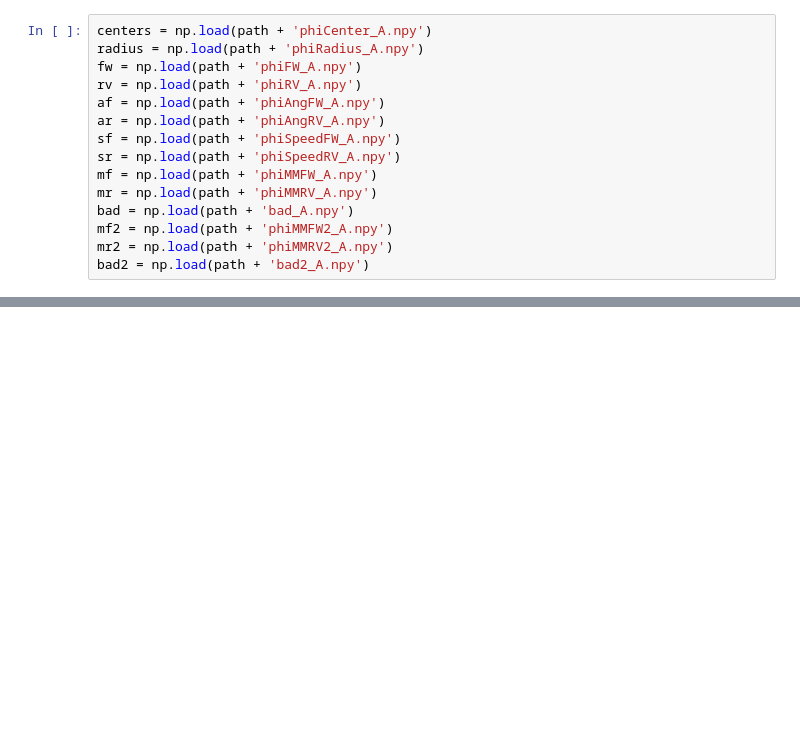
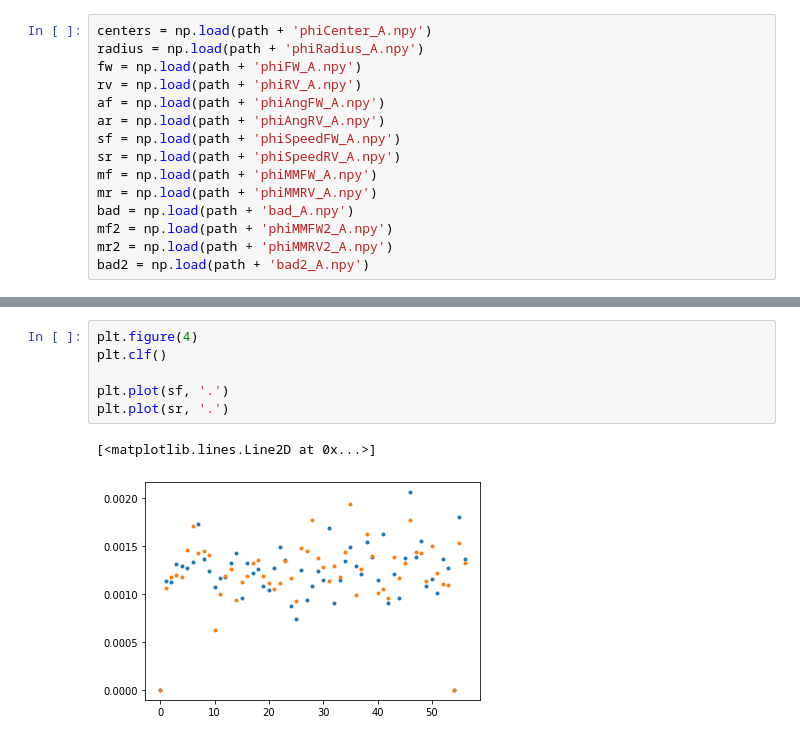
Before and after one commit to Subaru-PFS/ics_cobraCharmer, a Jupyter notebook: procedures/moduleTest/motor2maps.ipynb, the cells around one changed output, grey strips where cells are left out. Cells and saved outputs as stored; diff of their text form; blank space fills up the shorter version.

```diff
--- a/procedures/moduleTest/motor2maps.ipynb
+++ b/procedures/moduleTest/motor2maps.ipynb
@@ -137,0 +148,9 @@ for n in range(af.shape[1]):
+# %%
+plt.figure(4)
+plt.clf()
+
+plt.plot(sf, '.')
+plt.plot(sr, '.')
+# %% [output]
+[<matplotlib.lines.Line2D at 0x...>]
+[figure, added]
```
Also changed, not shown: parts of 24 cells of this notebook, 8 other files.
